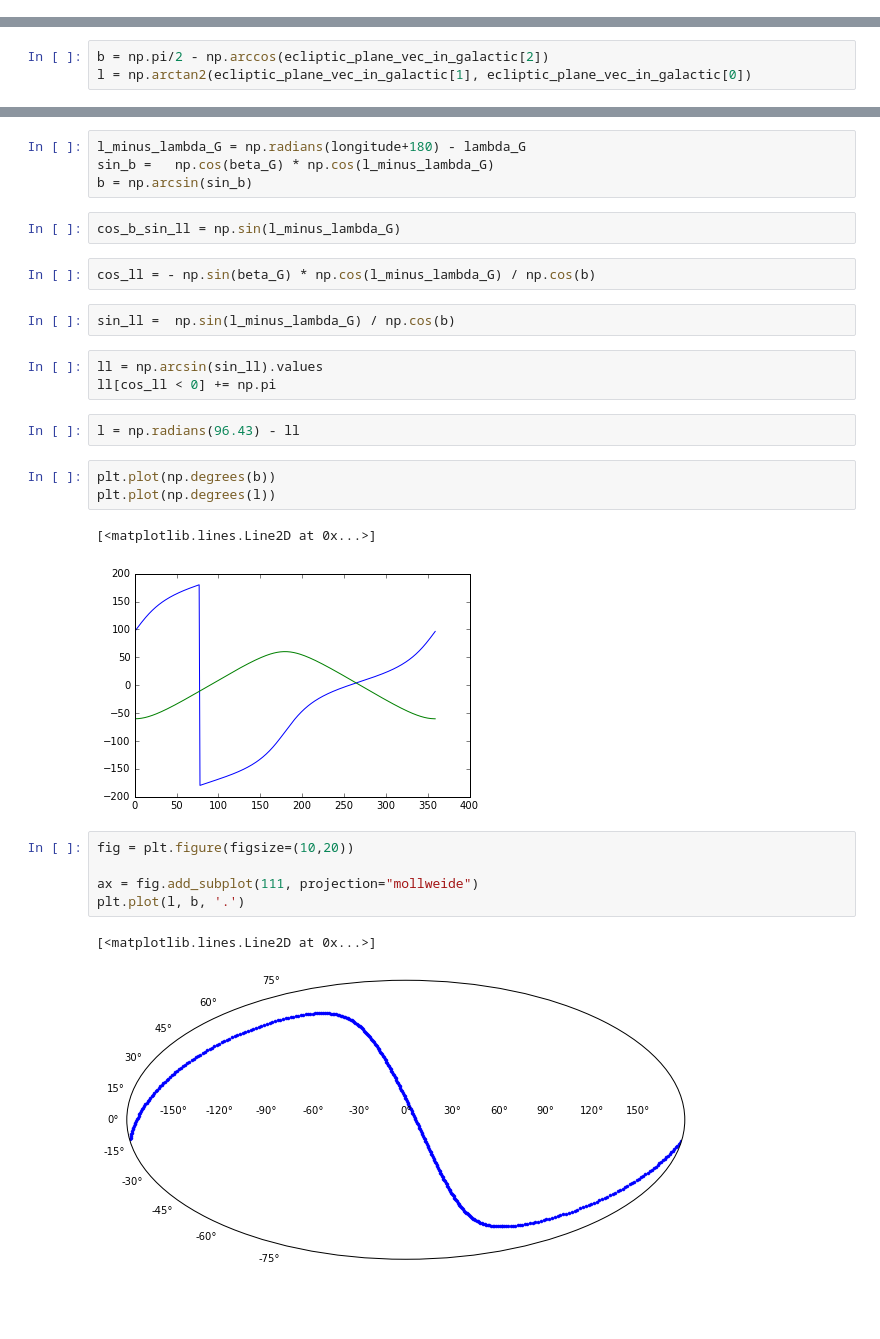
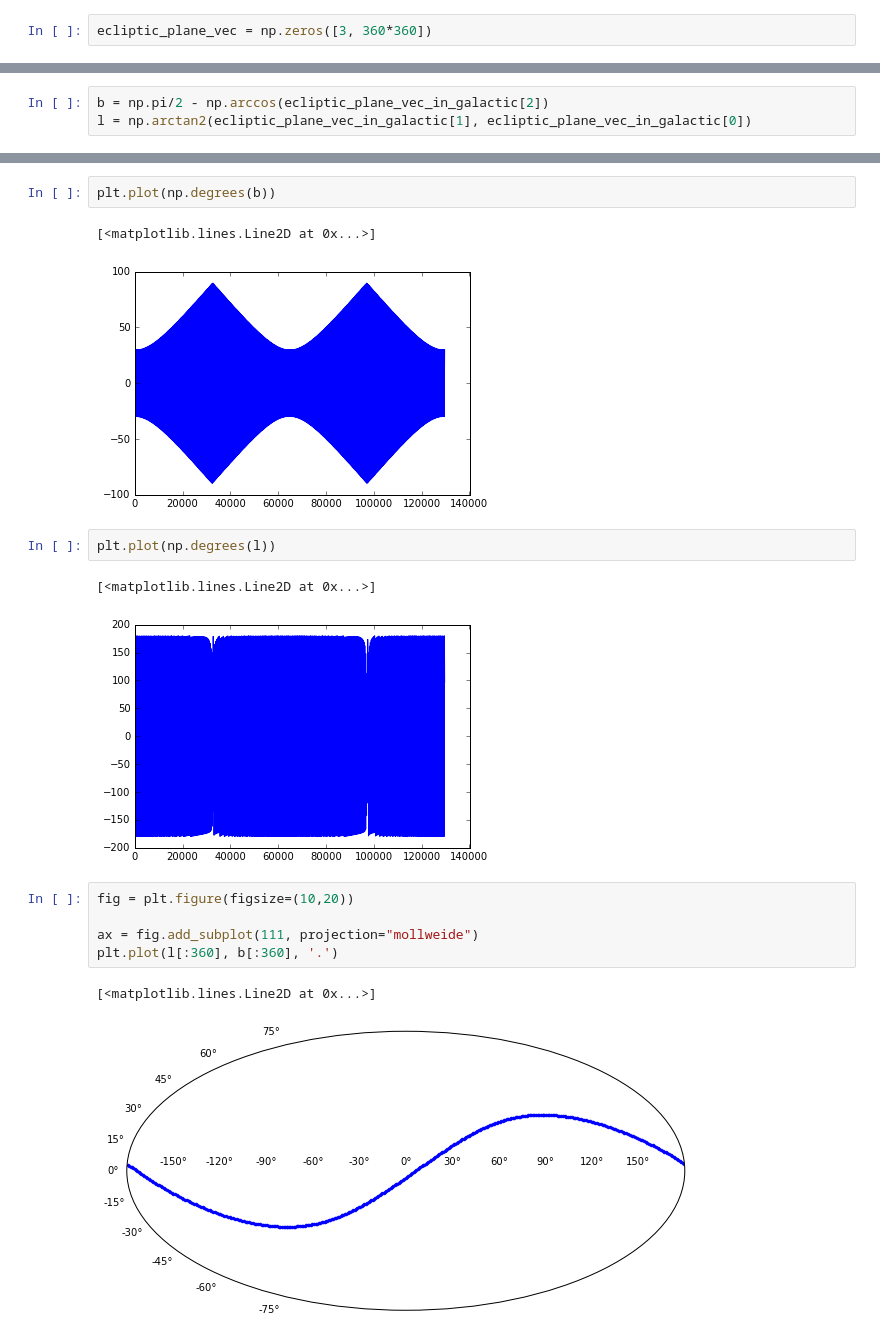
Before and after one commit to words-sdsc/edX, a Jupyter notebook: astro_example.ipynb, the cells around one changed output, grey strips where cells are left out. Saved outputs shown, nothing was run; the diff lists cells and outputs as text; blank space fills up the shorter version.

Commit message:
got to plot scanning

```diff
--- a/astro_example.ipynb
+++ b/astro_example.ipynb
@@ -232,3 +232,5 @@ ecliptic_plane_vec = np.zeros([3, 360])
 angle = np.linspace(0, 2*np.pi, 360)
 ecliptic_plane_vec[0, :] = np.cos(angle)
 ecliptic_plane_vec[1, :] = np.sin(angle)
+# %%
+ecliptic_plane_vec = np.zeros([3, 360*360])
@@ -278,29 +270,18 @@ Int64Index([-180, -179, -178, -177, -176, -175, -174, -173, -172, -171,
-# %%
-l_minus_lambda_G = np.radians(longitude+180) - lambda_G
-sin_b =   np.cos(beta_G) * np.cos(l_minus_lambda_G)
-b = np.arcsin(sin_b)
-# %%
-cos_b_sin_ll = np.sin(l_minus_lambda_G)
-# %%
-cos_ll = - np.sin(beta_G) * np.cos(l_minus_lambda_G) / np.cos(b)
-# %%
-sin_ll =  np.sin(l_minus_lambda_G) / np.cos(b)
-# %%
-ll = np.arcsin(sin_ll).values
-ll[cos_ll < 0] += np.pi
-# %%
-l = np.radians(96.43) - ll
 # %%
 plt.plot(np.degrees(b))
-plt.plot(np.degrees(l))
 # %% [output]
 [<matplotlib.lines.Line2D at 0x...>]
-[figure, old version]
+[figure, new version]
+# %%
+plt.plot(np.degrees(l))
+# %% [output]
+[<matplotlib.lines.Line2D at 0x...>]
+[figure, added]
 # %%
 fig = plt.figure(figsize=(10,20))
 
 ax = fig.add_subplot(111, projection="mollweide")
-plt.plot(l, b, '.')
+plt.plot(l[:360], b[:360], '.')
 # %% [output]
 [<matplotlib.lines.Line2D at 0x...>]
-[figure, old version]
+[figure, new version]
```
Also changed, not shown: parts of 8 cells of this notebook, 1 other file.
